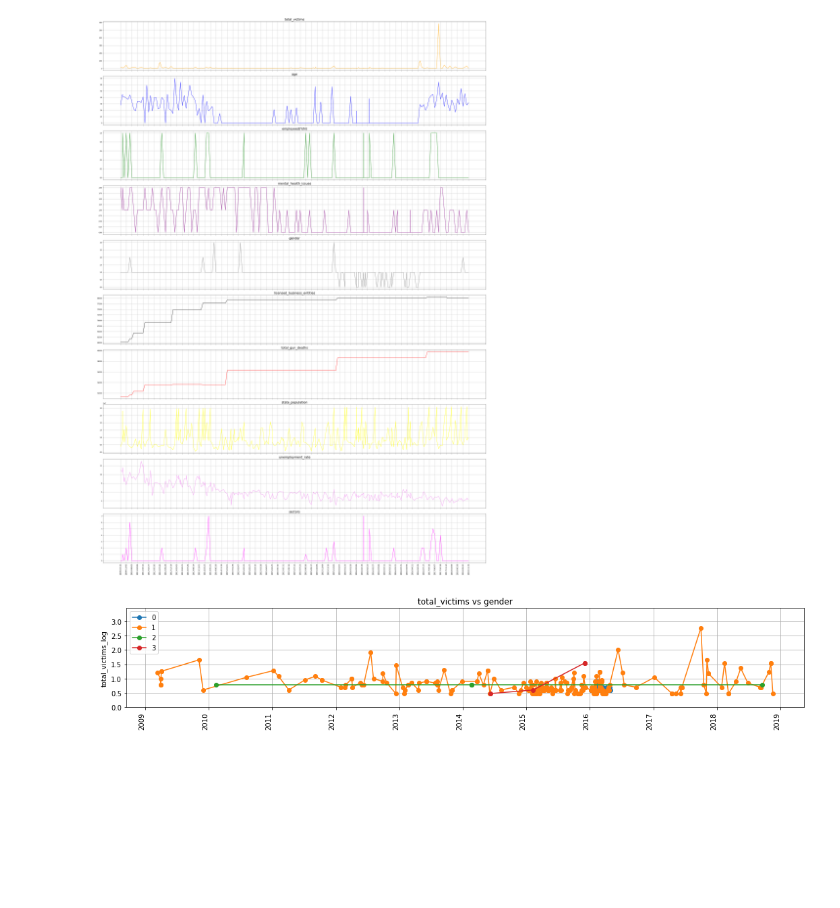
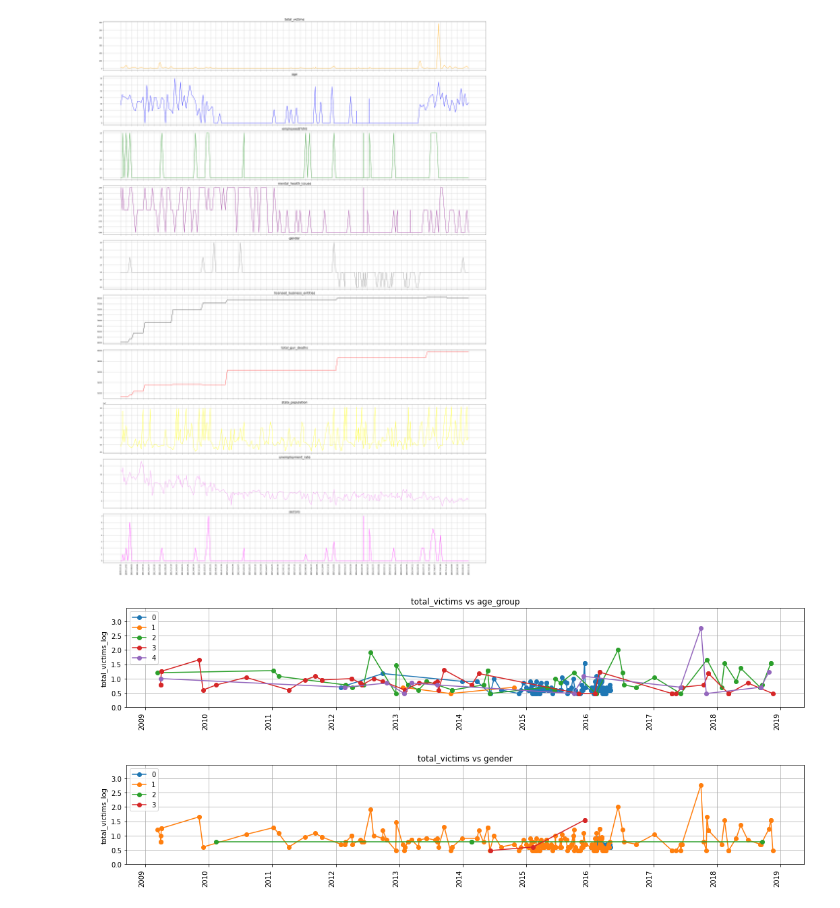
Before and after one commit to BinhKieu82/Springboard_Capstone2, a Jupyter notebook: notebooks/03_exploratory_data_analysis.ipynb, the cells around one changed output. Drawn from its saved outputs; the diff is of its cells as text; code cells hidden in the pictures; blank space fills up the shorter version.

```diff
--- a/notebooks/03_exploratory_data_analysis.ipynb
+++ b/notebooks/03_exploratory_data_analysis.ipynb
@@ -194,23 +215,6 @@ plt.show()
 [figure]
 # %%
 def plot_gb_time_series(df, ts_name, gb_name, value_name, figsize=(20,7), title=None):
-    '''
-    Runs groupby on Pandas dataframe and produces a time series chart.
-
-    Parameters:
-    ----------
-    df : Pandas dataframe
-    ts_name : string
-        The name of the df column that has the datetime timestamp x-axis values.
-    gb_name : string
-        The name of the df column to perform group-by.
-    value_name : string
-        The name of the df column for the y-axis.
-    figsize : tuple of two integers
-        Figure size of the resulting plot, e.g. (20, 7)
-    title : string
-        Optional title
-    '''
     # xtick_locator = mdates.DayLocator(interval=1)
     # xtick_dateformatter = mdates.DateFormatter('%d/%m/%Y')
     fig, ax = plt.subplots(figsize=figsize)
@@ -228,6 +232,11 @@ def plot_gb_time_series(df, ts_name, gb_name, value_name, figsize=(20,7), title=
     if title is not None:
         _ = plt.title(title)
     _ = plt.show()
+# %%
+plot_gb_time_series(mass_shooting, 'date', 'age_group', 'total_victims_log',
+                    figsize=(18, 3), title='total_victims vs age_group')
+# %% [output]
+[figure, added]
 # %%
 plot_gb_time_series(mass_shooting, 'date', 'gender', 'total_victims_log',
                     figsize=(18, 3), title='total_victims vs gender')
```
Also changed, not shown: parts of 11 cells of this notebook, 2 other files.
